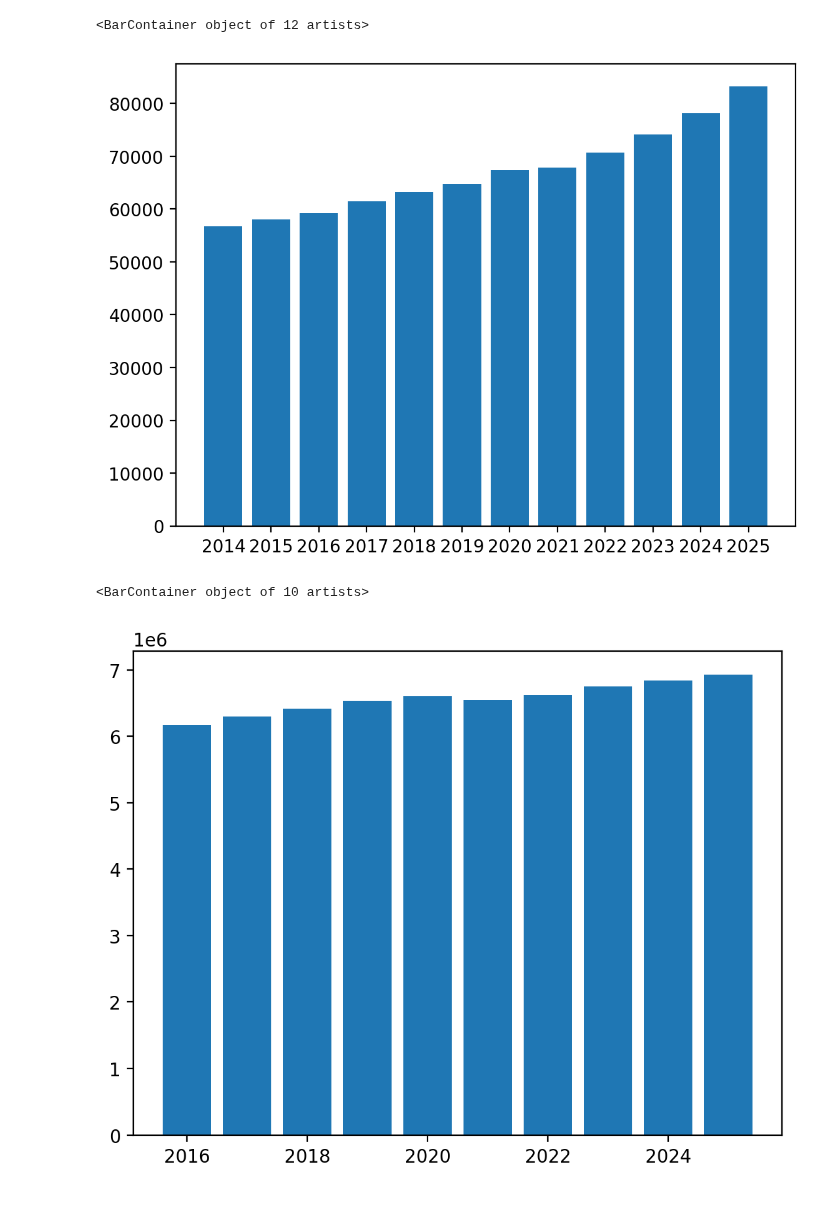
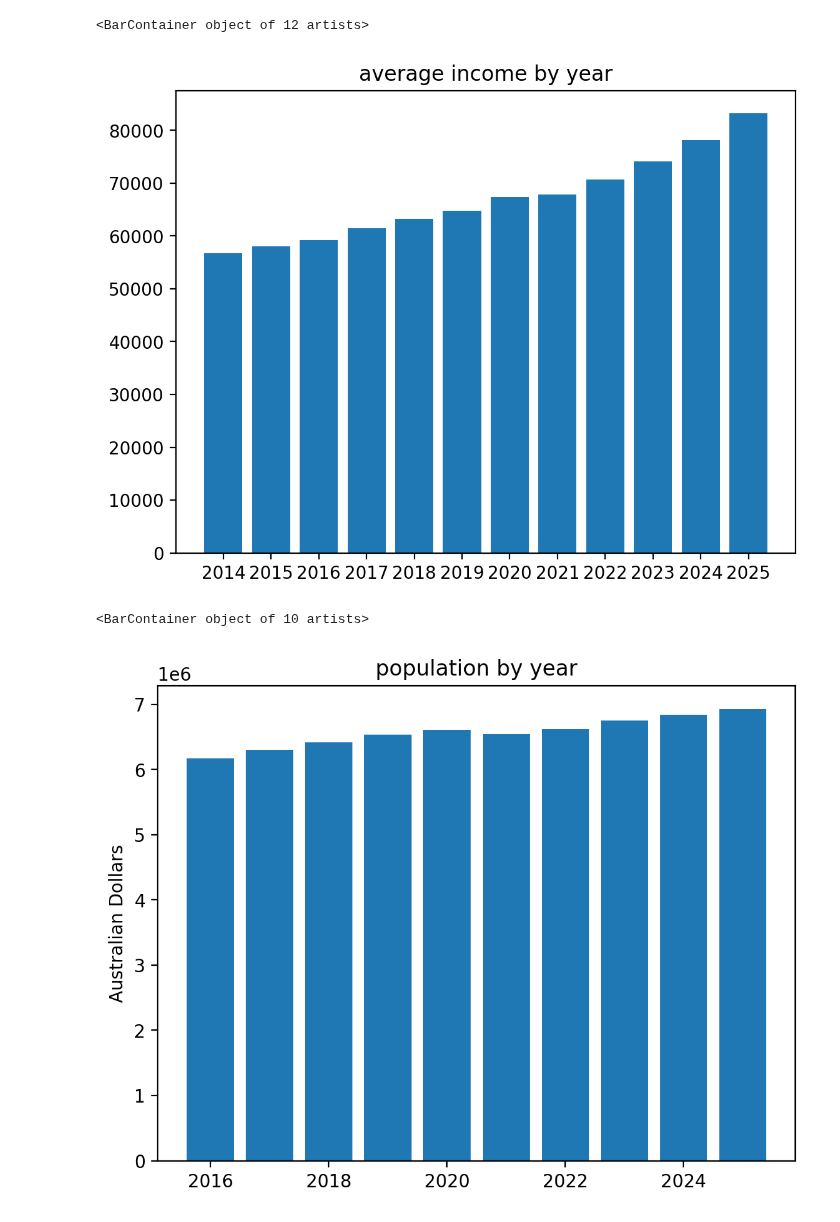
Before and after one commit to MAST30034-Applied-Data-Science/generic-real-estate-consulting-project-group-21, a Jupyter notebook: notebooks/popu_incomepredict.ipynb, the cells around one changed output. Cells and saved outputs as stored; diff of their text form; code cells hidden in the pictures.

Commit message:
add title and ylabel

```diff
--- a/notebooks/popu_incomepredict.ipynb
+++ b/notebooks/popu_incomepredict.ipynb
@@ -151,29 +150,26 @@ filepath = Path('../data/curated/predictincome.csv')
 dff[['SA2','2019','2020','2021','2022','2023','2024','2025']].to_csv(filepath, index=False)
 # %%
 # plot average income
-
-import matplotlib.pyplot as plt
 
 years = list(set(dff.columns)-set(['SA2', 'growthrate']))
 years.sort()
 
 plt.rc('figure', dpi=200)
-
+plt.title('average income by year')
 plt.bar(years, dff.mean()[years])
 # %% [output]
 <BarContainer object of 12 artists>
-[figure, old version]
+[figure, new version]
 # %%
 # plot total population
-
-import matplotlib.pyplot as plt
 
 years = list(set(df.columns)-set(['SA2 code']))
 years.sort()
 
 plt.rc('figure', dpi=200)
-
+plt.title('population by year')
+plt.ylabel('Australian Dollars')
 plt.bar(years, df.sum()[years])
 # %% [output]
 <BarContainer object of 10 artists>
-[figure, old version]
+[figure, new version]
```
Also changed, not shown: parts of 4 cells of this notebook.
